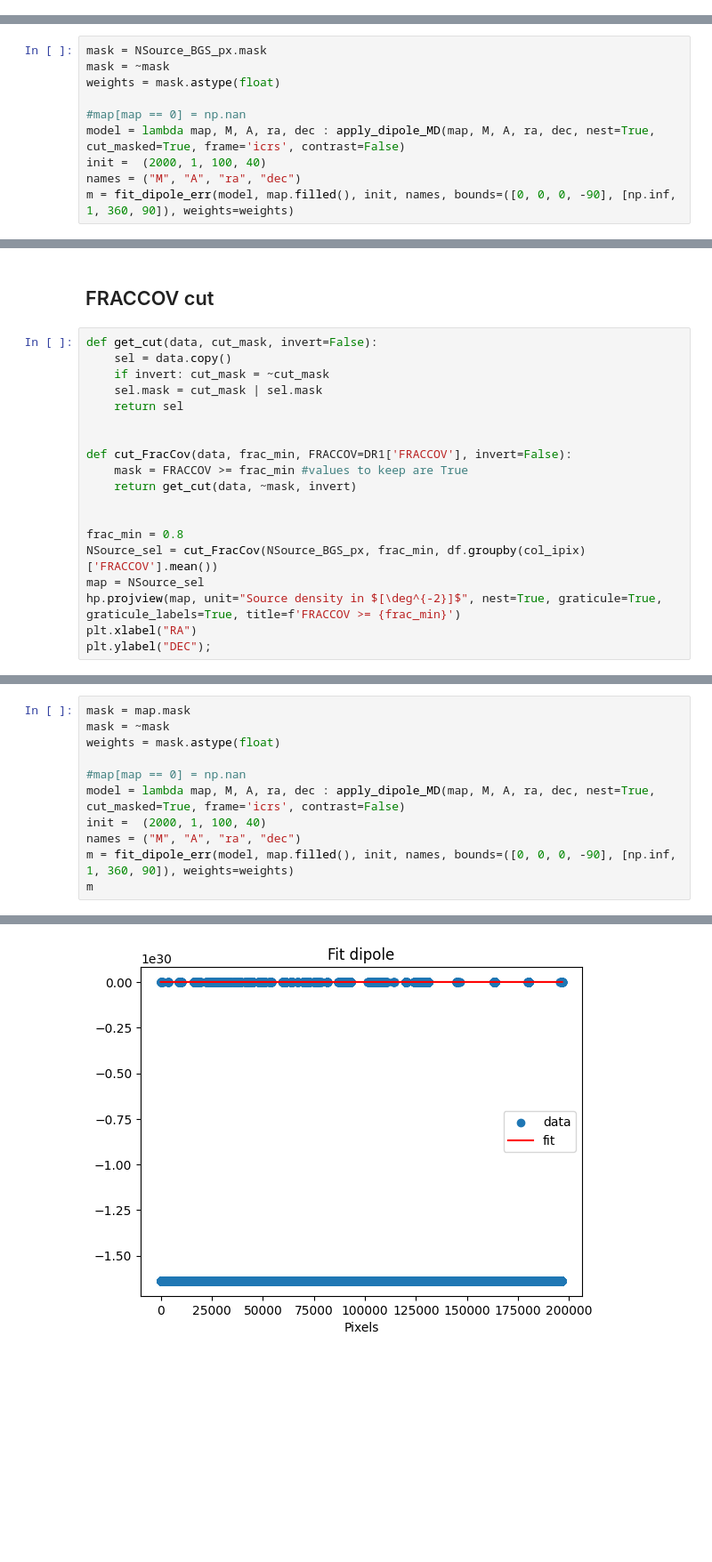
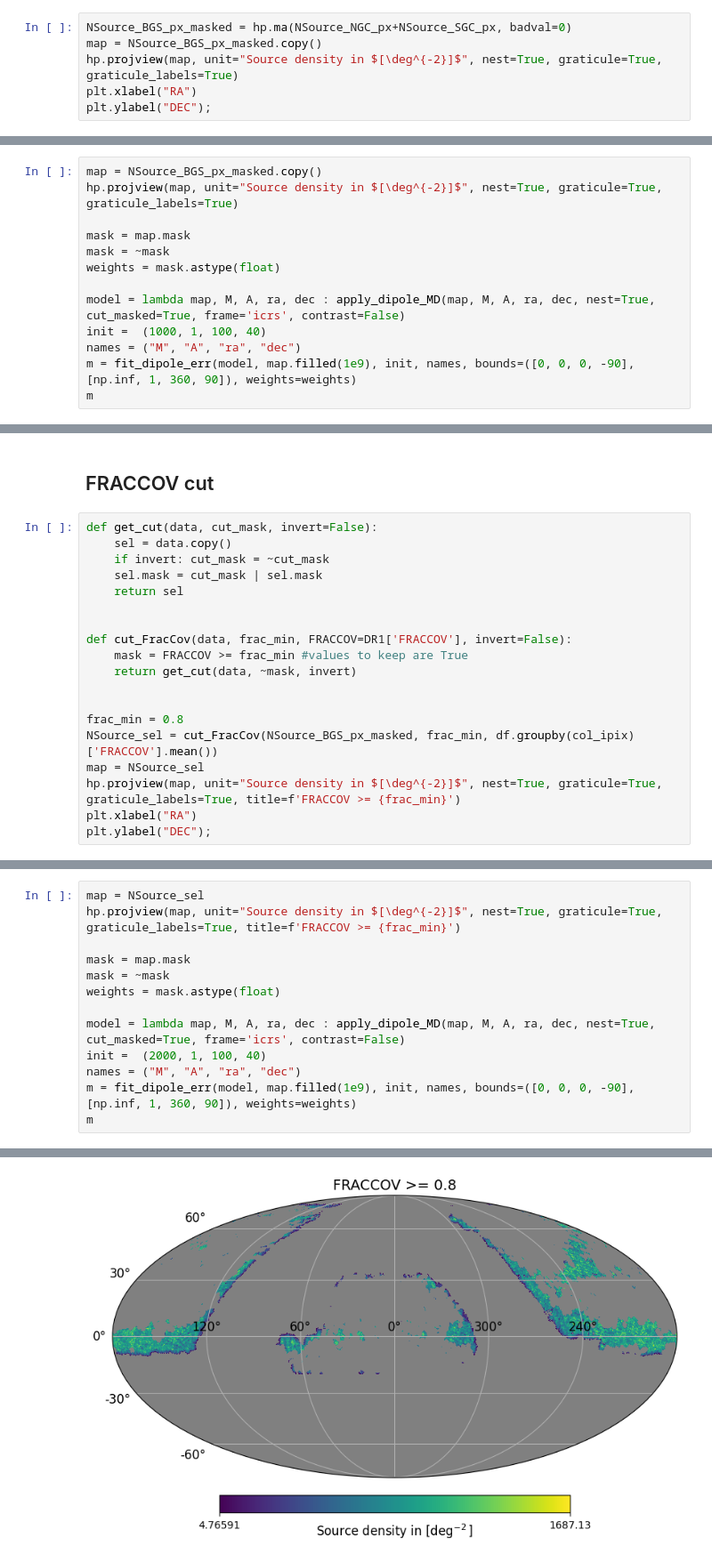
Before and after one commit to johannct/M2_Stage_Code, a Jupyter notebook: DESI BGS FRACCOV.ipynb, the cells around one changed output, grey strips where cells are left out. Shown at 89% size. Drawn from its saved outputs; the diff is of its cells as text; blank space fills up the shorter version.

```diff
--- a/DESI BGS FRACCOV.ipynb
+++ b/DESI BGS FRACCOV.ipynb
@@ -110,3 +110,9 @@ plt.xlabel("RA")
 plt.ylabel("DEC");
 # %% [output]
 [figure]
+# %%
+NSource_BGS_px_masked = hp.ma(NSource_NGC_px+NSource_SGC_px, badval=0)
+map = NSource_BGS_px_masked.copy()
+hp.projview(map, unit="Source density in $[\deg^{-2}]$", nest=True, graticule=True, graticule_labels=True)
+plt.xlabel("RA")
+plt.ylabel("DEC");
@@ -113,11 +127,14 @@ plt.ylabel("DEC");
 # %%
-mask = NSource_BGS_px.mask
+map = NSource_BGS_px_masked.copy()
+hp.projview(map, unit="Source density in $[\deg^{-2}]$", nest=True, graticule=True, graticule_labels=True)
+
+mask = map.mask
 mask = ~mask
 weights = mask.astype(float)
 
-#map[map == 0] = np.nan
 model = lambda map, M, A, ra, dec : apply_dipole_MD(map, M, A, ra, dec, nest=True, cut_masked=True, frame='icrs', contrast=False)
-init =  (2000, 1, 100, 40)
+init =  (1000, 1, 100, 40)
 names = ("M", "A", "ra", "dec")
-m = fit_dipole_err(model, map.filled(), init, names, bounds=([0, 0, 0, -90], [np.inf, 1, 360, 90]), weights=weights)
+m = fit_dipole_err(model, map.filled(1e9), init, names, bounds=([0, 0, 0, -90], [np.inf, 1, 360, 90]), weights=weights)
+m
 # %% [output]
@@ -139,7 +178,7 @@ def cut_FracCov(data, frac_min, FRACCOV=DR1['FRACCOV'], invert=False):
 
 
 frac_min = 0.8
-NSource_sel = cut_FracCov(NSource_BGS_px, frac_min, df.groupby(col_ipix)['FRACCOV'].mean())
+NSource_sel = cut_FracCov(NSource_BGS_px_masked, frac_min, df.groupby(col_ipix)['FRACCOV'].mean())
 map = NSource_sel
 hp.projview(map, unit="Source density in $[\deg^{-2}]$", nest=True, graticule=True, graticule_labels=True, title=f'FRACCOV >= {frac_min}')
 plt.xlabel("RA")
@@ -149,12 +216,14 @@ plt.ylabel("DEC");
 # %%
+map = NSource_sel
+hp.projview(map, unit="Source density in $[\deg^{-2}]$", nest=True, graticule=True, graticule_labels=True, title=f'FRACCOV >= {frac_min}')
+
 mask = map.mask
 mask = ~mask
 weights = mask.astype(float)
 
-#map[map == 0] = np.nan
 model = lambda map, M, A, ra, dec : apply_dipole_MD(map, M, A, ra, dec, nest=True, cut_masked=True, frame='icrs', contrast=False)
 init =  (2000, 1, 100, 40)
 names = ("M", "A", "ra", "dec")
-m = fit_dipole_err(model, map.filled(), init, names, bounds=([0, 0, 0, -90], [np.inf, 1, 360, 90]), weights=weights)
+m = fit_dipole_err(model, map.filled(1e9), init, names, bounds=([0, 0, 0, -90], [np.inf, 1, 360, 90]), weights=weights)
 m
 # %% [output]
@@ -178 +252 @@ Unable to use minos()
-[figure, old version]
+[figure, new version]
```
Also changed, not shown: parts of 9 cells of this notebook, 2 other files.
